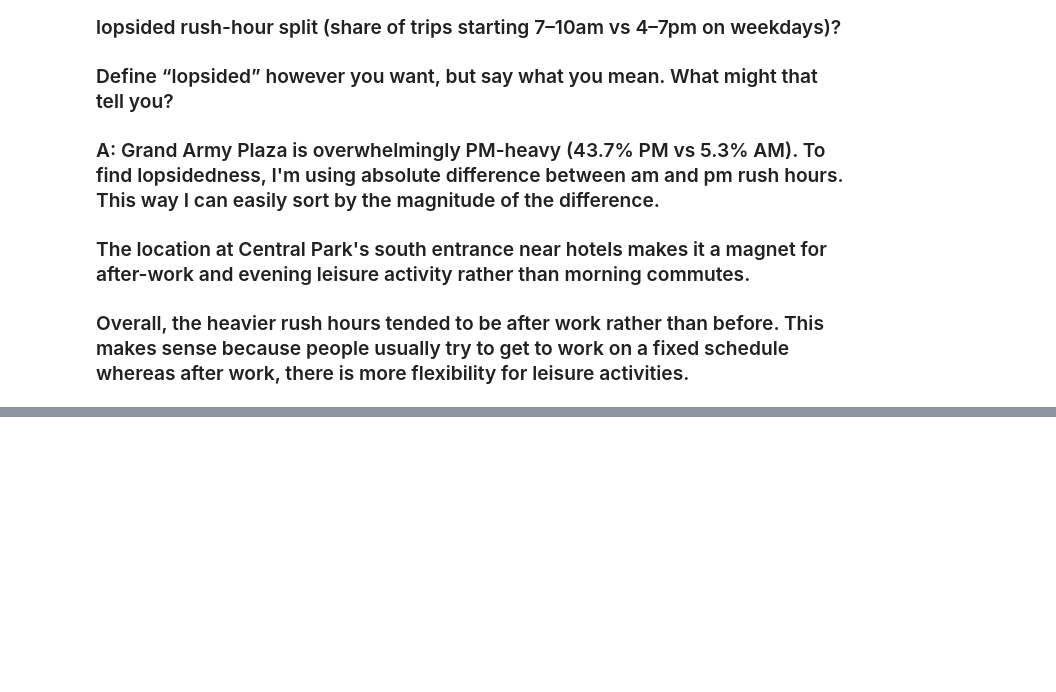
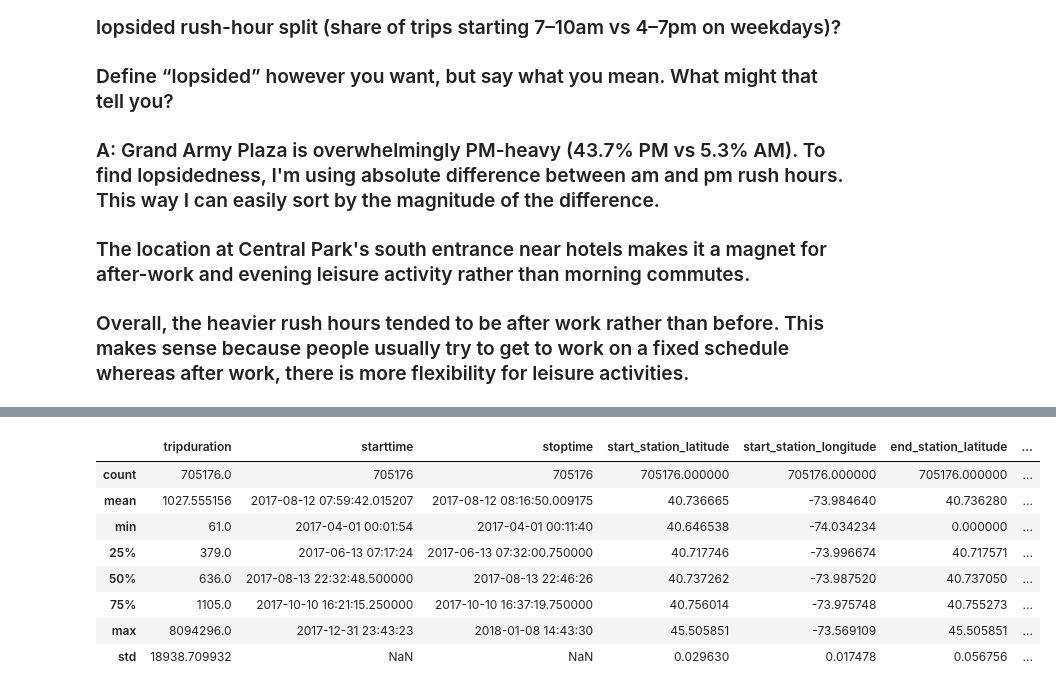
Before and after one commit to bpw1009/wand-takehome, a Jupyter notebook: citibike_questions.ipynb, the cells around one changed output, grey strips where cells are left out. Drawn from its saved outputs; the diff is of its cells as text; code cells hidden in the pictures; blank space fills up the shorter version.

```diff
--- a/citibike_questions.ipynb
+++ b/citibike_questions.ipynb
@@ -178,0 +221,6 @@ am_pm_df.style.format({'am_rush_hr': '{:.1%}', 'pm_rush_hr': '{:.1%}','pctg_poin
+# %%
+# Convert the numerical IDs to string
+num_ids = ['start_station_id','end_station_id', 'bikeid']
+
+citibikes_df[num_ids] = citibikes_df[num_ids].astype("string")
+citibikes_df.head()
@@ -178,0 +234,13 @@ am_pm_df.style.format({'am_rush_hr': '{:.1%}', 'pm_rush_hr': '{:.1%}','pctg_poin
+# %%
+# look at the numerical cols
+citibikes_df.describe()
+# %% [output]
+|  | tripduration | starttime | stoptime | start_station_latitude | start_station_longitude | end_station_latitude | ... |
+| count | 705176.0 | 705176 | 705176 | 705176.000000 | 705176.000000 | 705176.000000 | ... |
+| mean | 1027.555156 | 2017-08-12 07:59:42.015207 | 2017-08-12 08:16:50.009175 | 40.736665 | -73.984640 | 40.736280 | ... |
+| min | 61.0 | 2017-04-01 00:01:54 | 2017-04-01 00:11:40 | 40.646538 | -74.034234 | 0.000000 | ... |
+| 25% | 379.0 | 2017-06-13 07:17:24 | 2017-06-13 07:32:00.750000 | 40.717746 | -73.996674 | 40.717571 | ... |
+| 50% | 636.0 | 2017-08-13 22:32:48.500000 | 2017-08-13 22:46:26 | 40.737262 | -73.987520 | 40.737050 | ... |
+| 75% | 1105.0 | 2017-10-10 16:21:15.250000 | 2017-10-10 16:37:19.750000 | 40.756014 | -73.975748 | 40.755273 | ... |
+| max | 8094296.0 | 2017-12-31 23:43:23 | 2018-01-08 14:43:30 | 45.505851 | -73.569109 | 45.505851 | ... |
+| std | 18938.709932 | NaN | NaN | 0.029630 | 0.017478 | 0.056756 | ... |
```
Also changed, not shown: parts of 13 cells of this notebook.
